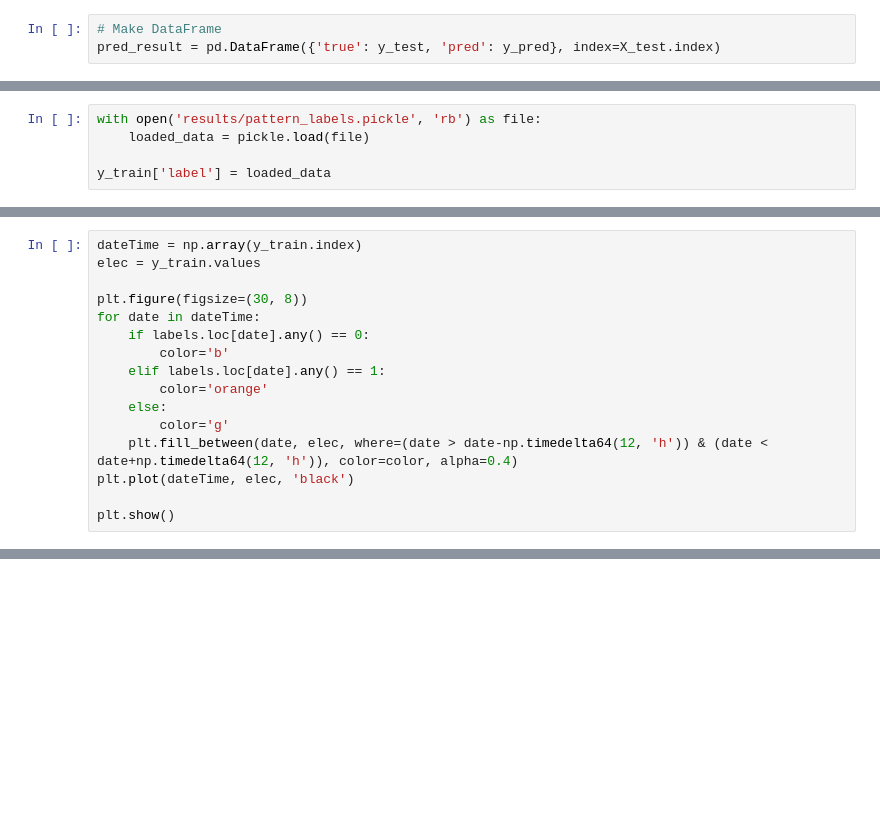
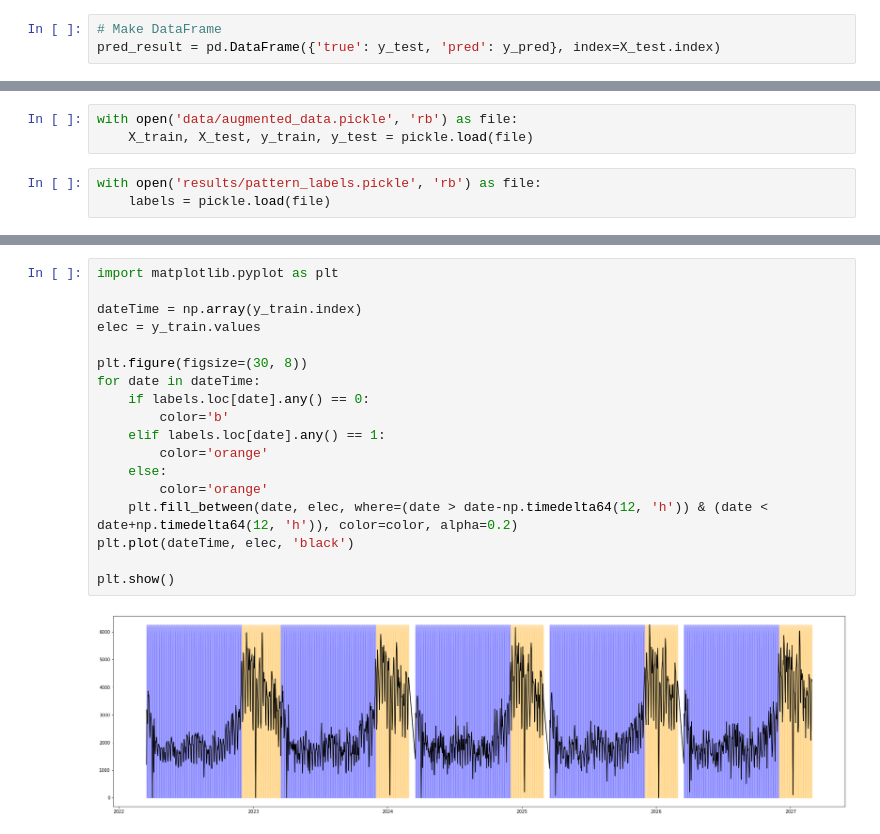
Before and after one commit to BAElecPredictionModel/Elec_prediction_model, a Jupyter notebook: experiment_basic.ipynb, the cells around one changed output, grey strips where cells are left out. Drawn from its saved outputs; the diff is of its cells as text; blank space fills up the shorter version.

```diff
--- a/experiment_basic.ipynb
+++ b/experiment_basic.ipynb
@@ -81,5 +65,0 @@ Name: AveragePower, Length: 1821, dtype: float64
-# %%
-with open('results/pattern_labels.pickle', 'rb') as file:
-    loaded_data = pickle.load(file)
-
-y_train['label'] = loaded_data
@@ -125,16 +65,0 @@ labels
-# %%
-dateTime = np.array(y_train.index)
-elec = y_train.values
-
-plt.figure(figsize=(30, 8))
-for date in dateTime:
-    if labels.loc[date].any() == 0:
-        color='b'
-    elif labels.loc[date].any() == 1:
-        color='orange'
-    else:
-        color='g'
-    plt.fill_between(date, elec, where=(date > date-np.timedelta64(12, 'h')) & (date < date+np.timedelta64(12, 'h')), color=color, alpha=0.4)
-plt.plot(dateTime, elec, 'black')
-
-plt.show()
@@ -165,0 +66,6 @@ ValueError: where size (2) does not match x size (100)
+# %%
+with open('data/augmented_data.pickle', 'rb') as file:
+    X_train, X_test, y_train, y_test = pickle.load(file)
+# %%
+with open('results/pattern_labels.pickle', 'rb') as file:
+    labels = pickle.load(file)
@@ -165,0 +83,20 @@ ValueError: where size (2) does not match x size (100)
+# %%
+import matplotlib.pyplot as plt
+
+dateTime = np.array(y_train.index)
+elec = y_train.values
+
+plt.figure(figsize=(30, 8))
+for date in dateTime:
+    if labels.loc[date].any() == 0:
+        color='b'
+    elif labels.loc[date].any() == 1:
+        color='orange'
+    else:
+        color='orange'
+    plt.fill_between(date, elec, where=(date > date-np.timedelta64(12, 'h')) & (date < date+np.timedelta64(12, 'h')), color=color, alpha=0.2)
+plt.plot(dateTime, elec, 'black')
+
+plt.show()
+# %% [output]
+[figure, added]
```
Also changed, not shown: parts of 19 cells of this notebook, 13 other files.
